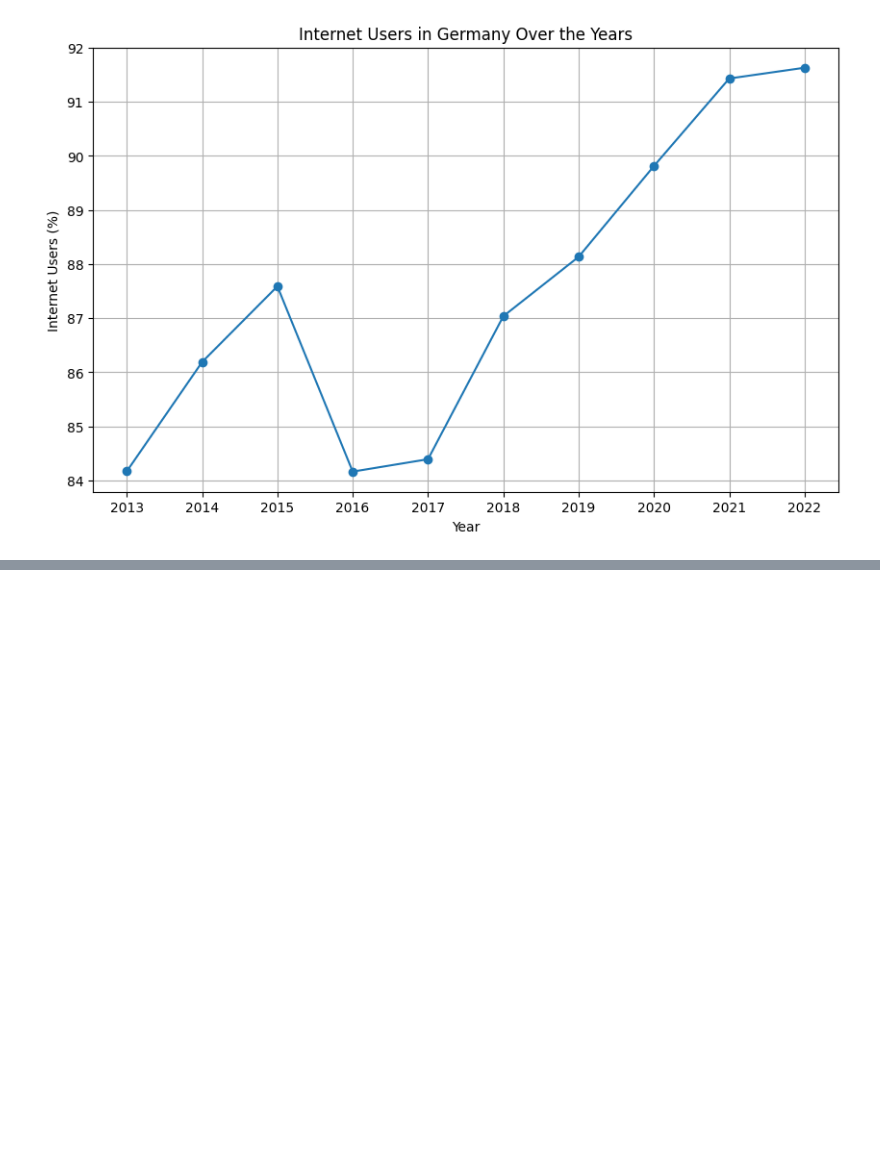
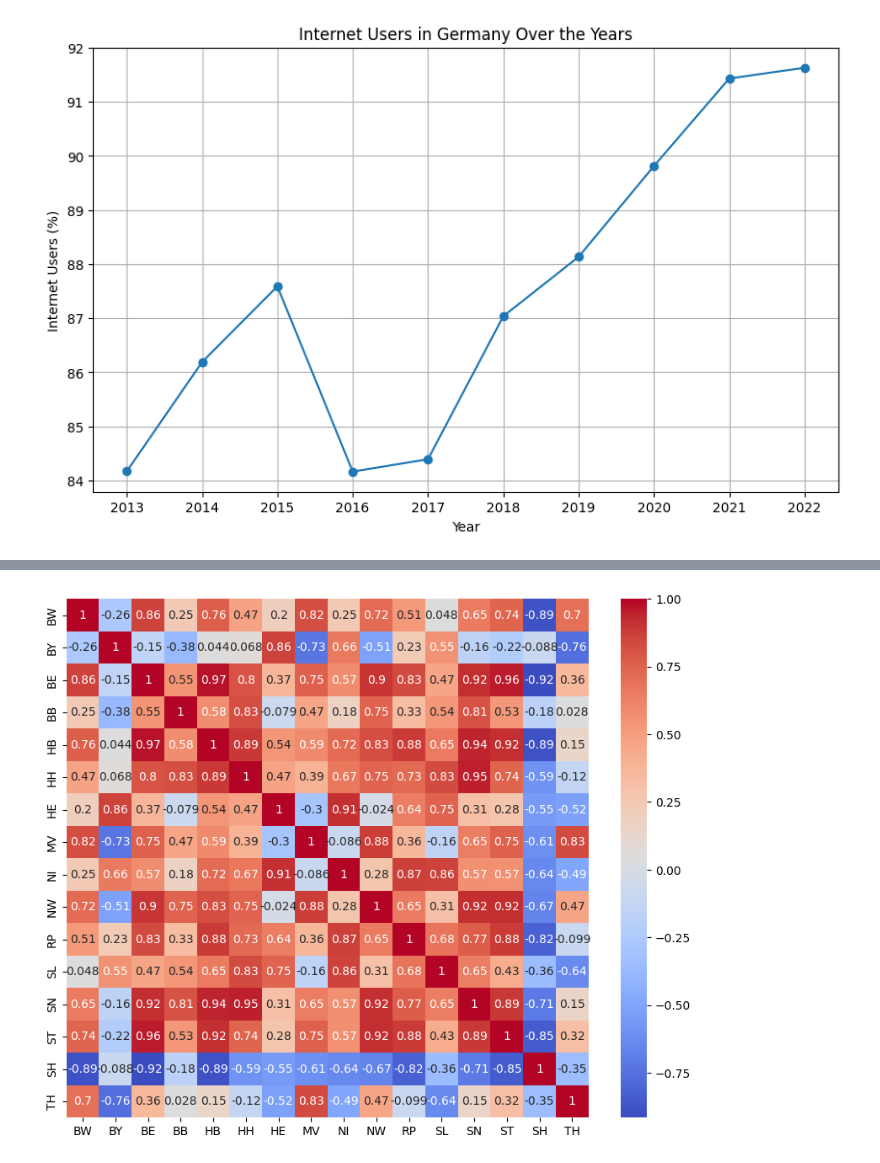
Before and after one commit to JakobUnterholzner/DataLiteracy, a Jupyter notebook: exp/exp_JU_02_RelateSurveillanceToUsers.ipynb, the cells around one changed output, grey strips where cells are left out. Cells and saved outputs as stored; diff of their text form; code cells hidden in the pictures; blank space fills up the shorter version.

```diff
--- a/exp/exp_JU_02_RelateSurveillanceToUsers.ipynb
+++ b/exp/exp_JU_02_RelateSurveillanceToUsers.ipynb
@@ -88,0 +91,4 @@ plt.show()
+# %%
+# Assuming 'data' is your DataFrame
+correlation = data_yearly.iloc[:, 1:-2].corr()
+correlation
@@ -88,0 +113,10 @@ plt.show()
+# %%
+import seaborn as sns
+import matplotlib.pyplot as plt
+
+
+plt.figure(figsize=(10, 8))
+sns.heatmap(correlation, annot=True, cmap='coolwarm')
+plt.show()
+# %% [output]
+[figure, added]
```
Also changed, not shown: parts of 6 cells of this notebook, 1 other file.
